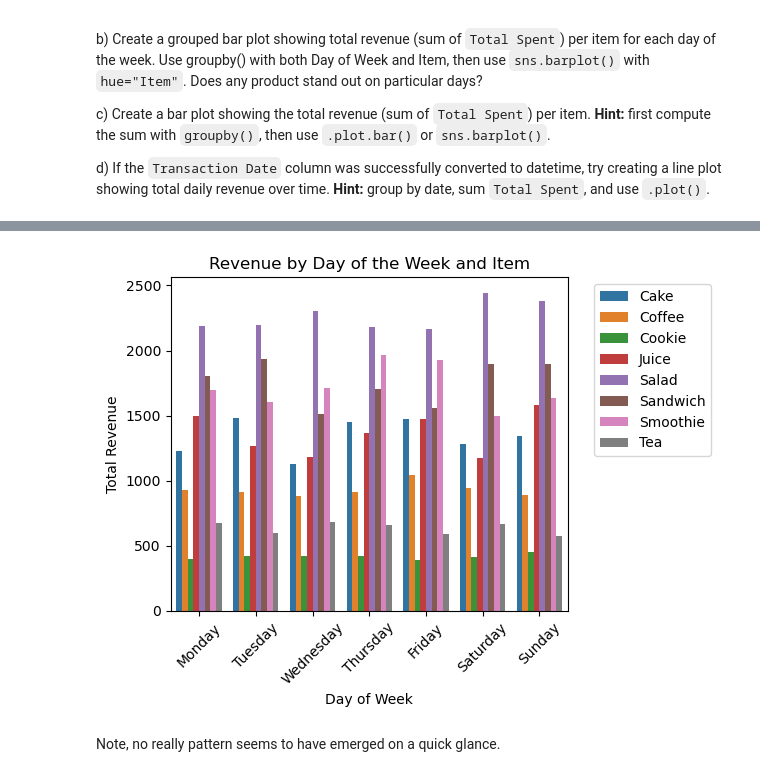
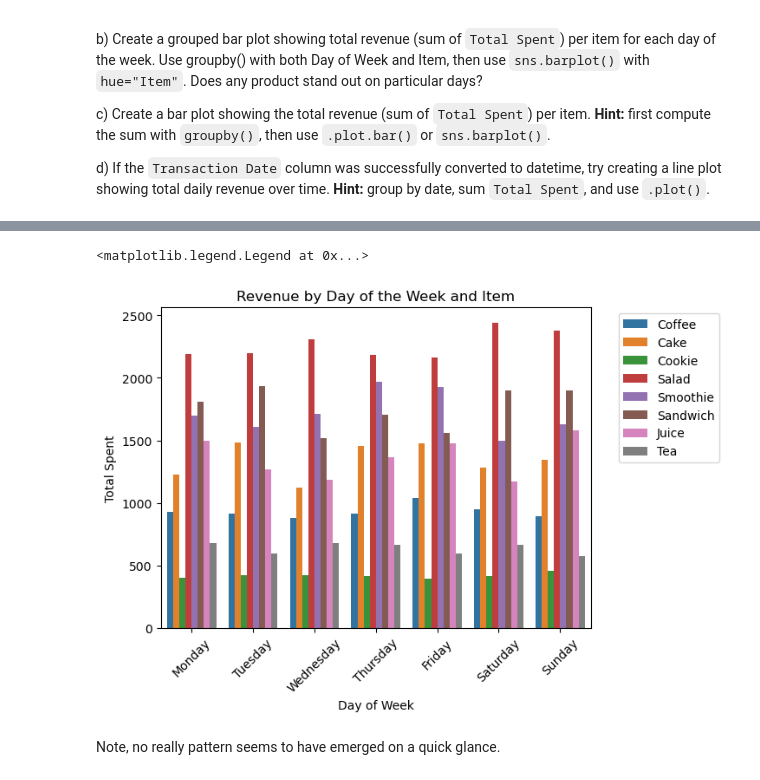
Before and after one commit to sippohippo/PythonForBusinessInt2026, a Jupyter notebook: exercises/E4_exercise_solutions.ipynb, the cells around one changed output, grey strips where cells are left out. Saved outputs shown, nothing was run; the diff lists cells and outputs as text; code cells hidden in the pictures.

```diff
--- a/exercises/E4_exercise_solutions.ipynb
+++ b/exercises/E4_exercise_solutions.ipynb
@@ -434,20 +436,14 @@ plt.show()
 # %%
 # b)
 
-day_order = ["Monday", "Tuesday", "Wednesday", "Thursday", "Friday", "Saturday", "Sunday"]
-df["Day of Week"] = pd.Categorical(df["Day of Week"], categories=day_order, ordered=True)
-
-revenue_by_day_item = df.groupby(["Day of Week", "Item"], observed=False)["Total Spent"].sum().reset_index()
-
-sns.barplot(data=revenue_by_day_item, x="Day of Week", y="Total Spent", hue="Item")
+sns.barplot(data=df, x="Day of Week", y="Total Spent", hue="Item",
+            order=day_order, estimator="sum", errorbar=None)
 plt.xticks(rotation=45)
-plt.ylabel("Total Revenue")
 plt.title("Revenue by Day of the Week and Item")
 plt.legend(bbox_to_anchor=(1.05, 1), loc="upper left")
-plt.tight_layout()
-plt.show()
 # %% [output]
+<matplotlib.legend.Legend at 0x...>
-[figure, old version]
+[figure, new version]
 # %% [markdown]
 Note, no really pattern seems to have emerged on a quick glance.
 # %%
```
Also changed, not shown: parts of 6 cells of this notebook.
